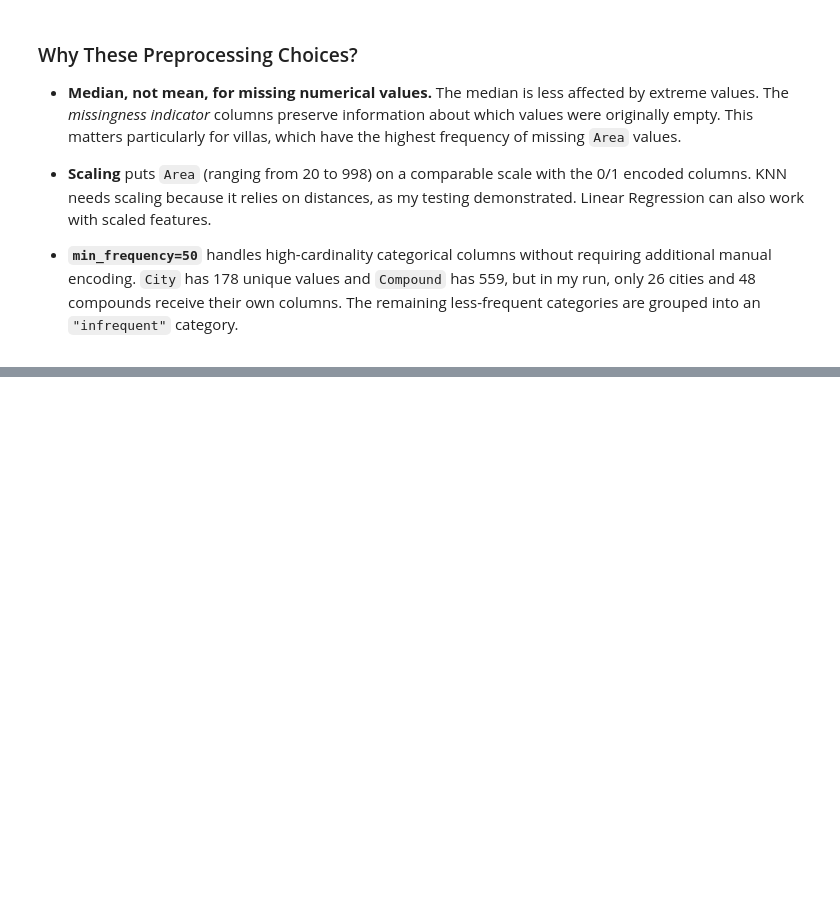
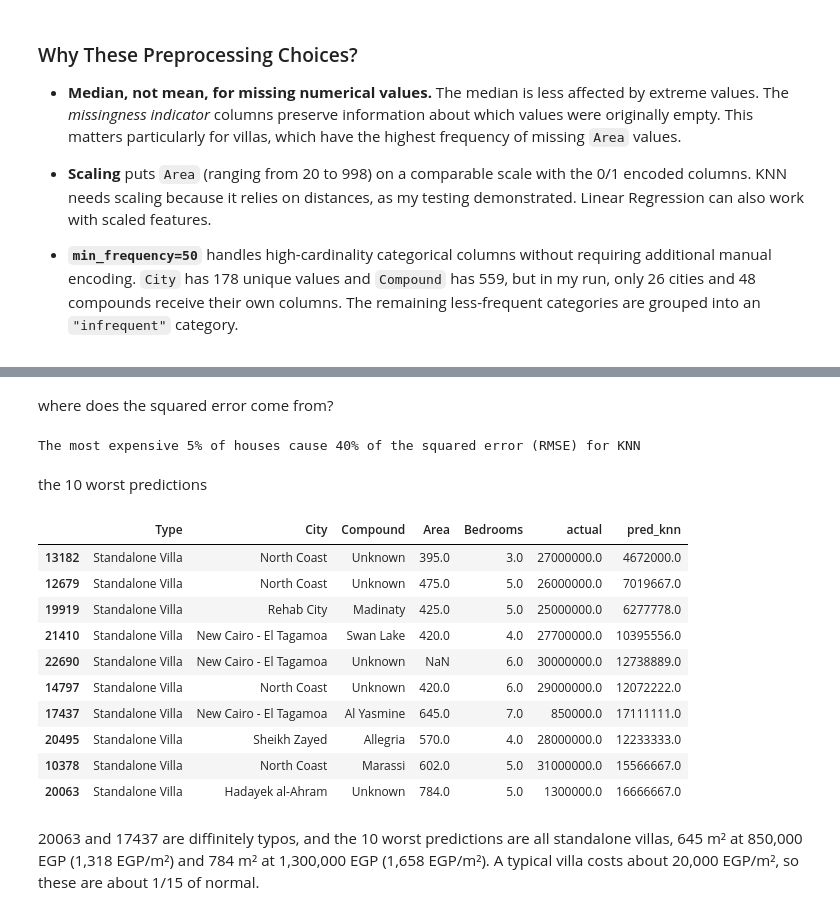
Before and after one commit to MohammedBakr1/ML_Project2026, a Jupyter notebook: part_a_numerical/V2part_a_regression.ipynb, the cells around one changed output, grey strips where cells are left out. Cells and saved outputs as stored; diff of their text form; code cells hidden in the pictures; blank space fills up the shorter version.

```diff
--- a/part_a_numerical/V2part_a_regression.ipynb
+++ b/part_a_numerical/V2part_a_regression.ipynb
@@ -420,0 +528,3 @@ Linear Regression also produced negative price predictions for 223 out of 3,772
+# %%
+best_knn = Pipeline([("preprocess", preprocess), ("model", KNeighborsRegressor(n_neighbors=best_k))])
+best_knn.fit(X_train, y_train)      # trained on the training set only
@@ -420,0 +554,19 @@ Linear Regression also produced negative price predictions for 223 out of 3,772
+# %%
+# Predictions and errors on the VALIDATION set (error > 0 means we predicted too high)
+val_pred_lr  = linreg.predict(X_val)
+val_pred_knn = best_knn.predict(X_val)
+
+errors = pd.DataFrame({"actual": y_val, "pred_knn": val_pred_knn, "pred_lr": val_pred_lr})
+errors["error_knn"] = errors["pred_knn"] - errors["actual"]
+errors["error_lr"]  = errors["pred_lr"]  - errors["actual"]
+errors["abs_error_knn"] = errors["error_knn"].abs()
+errors["abs_error_lr"]  = errors["error_lr"].abs()
+
+# Group the houses by how expensive they really are (the last groups are the top 10%, 5% and 1%)
+errors["price_group"] = pd.qcut(errors["actual"], [0, 0.25, 0.5, 0.75, 0.9, 0.95, 0.99, 1])
+
+# Average price and errors per group, in million EGP
+summary = errors.groupby("price_group", observed=True)[
+    ["actual", "error_knn", "abs_error_knn", "error_lr", "abs_error_lr"]].mean() / 1e6
+summary.insert(0, "houses", errors["price_group"].value_counts().sort_index())
+summary.round(2)
@@ -420,0 +583,28 @@ Linear Regression also produced negative price predictions for 223 out of 3,772
+# %% [markdown]
+where does the squared error come from?
+# %%
+top5 = errors["actual"] >= errors["actual"].quantile(0.95)
+share = (errors.loc[top5, "error_knn"] ** 2).sum() / (errors["error_knn"] ** 2).sum()
+print(f"The most expensive 5% of houses cause {share:.0%} of the squared error (RMSE) for KNN")
+# %% [output]
+The most expensive 5% of houses cause 40% of the squared error (RMSE) for KNN
+# %% [markdown]
+the 10 worst predictions
+# %%
+worst = errors.join(X_val[["Type", "City", "Compound", "Area", "Bedrooms"]])
+worst = worst.sort_values("abs_error_knn", ascending=False)
+worst.head(10)[["Type", "City", "Compound", "Area", "Bedrooms", "actual", "pred_knn"]].round(0)
+# %% [output]
+|  | Type | City | Compound | Area | Bedrooms | actual | pred_knn |
+| 13182 | Standalone Villa | North Coast | Unknown | 395.0 | 3.0 | 27000000.0 | 4672000.0 |
+| 12679 | Standalone Villa | North Coast | Unknown | 475.0 | 5.0 | 26000000.0 | 7019667.0 |
+| 19919 | Standalone Villa | Rehab City | Madinaty | 425.0 | 5.0 | 25000000.0 | 6277778.0 |
+| 21410 | Standalone Villa | New Cairo - El Tagamoa | Swan Lake | 420.0 | 4.0 | 27700000.0 | 10395556.0 |
+| 22690 | Standalone Villa | New Cairo - El Tagamoa | Unknown | NaN | 6.0 | 30000000.0 | 12738889.0 |
+| 14797 | Standalone Villa | North Coast | Unknown | 420.0 | 6.0 | 29000000.0 | 12072222.0 |
+| 17437 | Standalone Villa | New Cairo - El Tagamoa | Al Yasmine | 645.0 | 7.0 | 850000.0 | 17111111.0 |
+| 20495 | Standalone Villa | Sheikh Zayed | Allegria | 570.0 | 4.0 | 28000000.0 | 12233333.0 |
+| 10378 | Standalone Villa | North Coast | Marassi | 602.0 | 5.0 | 31000000.0 | 15566667.0 |
+| 20063 | Standalone Villa | Hadayek al-Ahram | Unknown | 784.0 | 5.0 | 1300000.0 | 16666667.0 |
+# %% [markdown]
+20063 and 17437 are diffinitely typos, and the 10 worst predictions are all standalone villas, 645 m² at 850,000 EGP (1,318 EGP/m²) and 784 m² at 1,300,000 EGP (1,658 EGP/m²). A typical villa costs about 20,000 EGP/m², so these are about 1/15 of normal.
```
Also changed, not shown: parts of 23 cells of this notebook.
